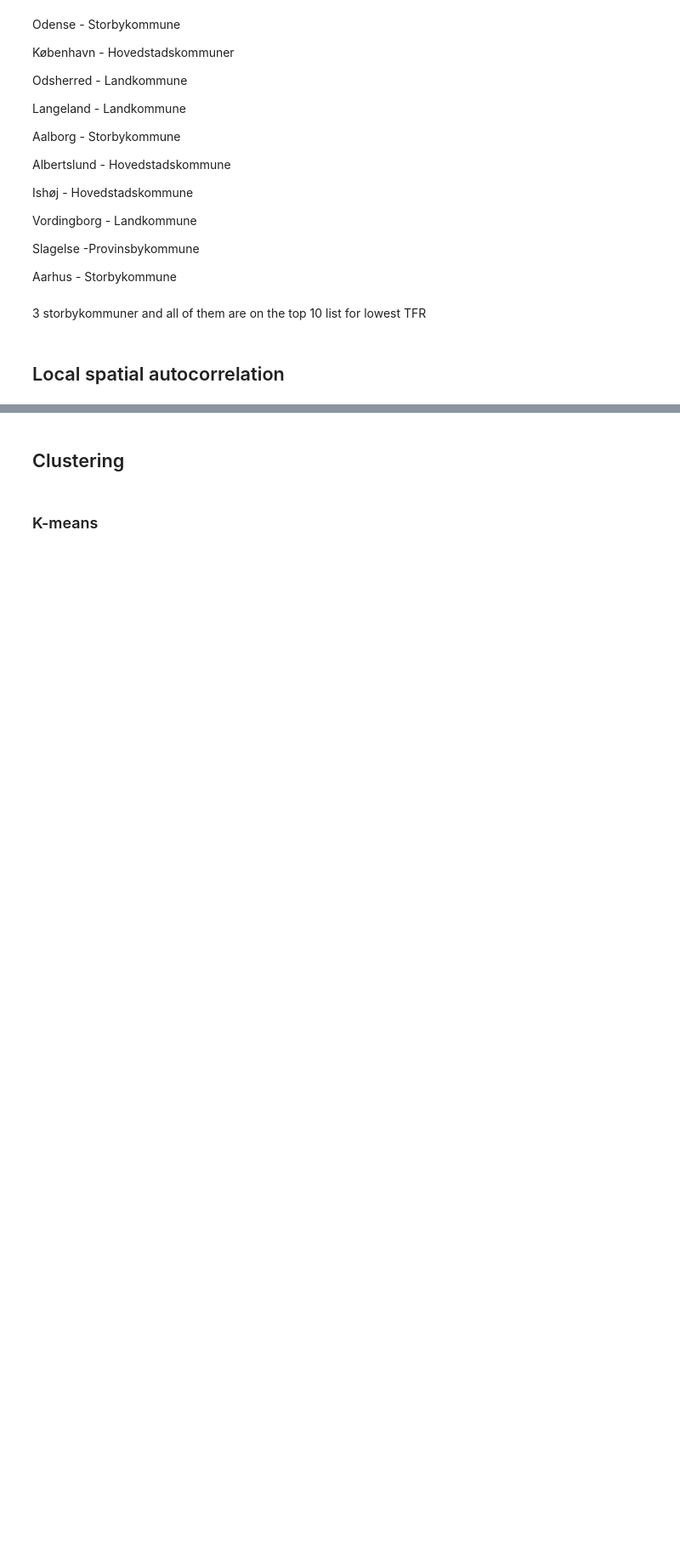
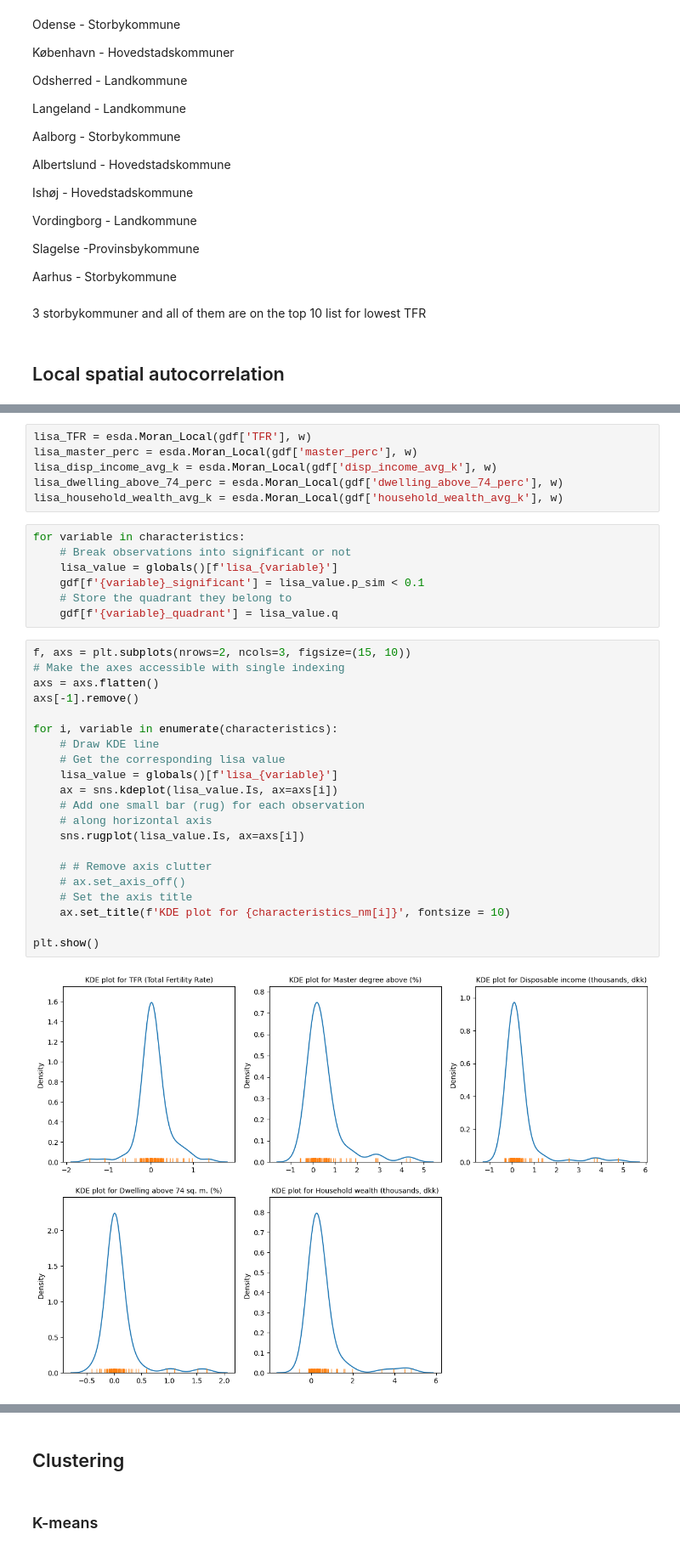
Before and after one commit to agnesutovaite/geospatial, a Jupyter notebook: project_notebook copy.ipynb, the cells around one changed output, grey strips where cells are left out. Shown at 85% size. Cells and saved outputs as stored; diff of their text form; blank space fills up the shorter version.

```diff
--- a/project_notebook copy.ipynb
+++ b/project_notebook copy.ipynb
@@ -942,0 +963,36 @@ Aarhus - Storbykommune
+# %%
+lisa_TFR = esda.Moran_Local(gdf['TFR'], w)
+lisa_master_perc = esda.Moran_Local(gdf['master_perc'], w)
+lisa_disp_income_avg_k = esda.Moran_Local(gdf['disp_income_avg_k'], w)
+lisa_dwelling_above_74_perc = esda.Moran_Local(gdf['dwelling_above_74_perc'], w)
+lisa_household_wealth_avg_k = esda.Moran_Local(gdf['household_wealth_avg_k'], w)
+# %%
+for variable in characteristics:
+    # Break observations into significant or not
+    lisa_value = globals()[f'lisa_{variable}']
+    gdf[f'{variable}_significant'] = lisa_value.p_sim < 0.1
+    # Store the quadrant they belong to
+    gdf[f'{variable}_quadrant'] = lisa_value.q
+# %%
+f, axs = plt.subplots(nrows=2, ncols=3, figsize=(15, 10))
+# Make the axes accessible with single indexing
+axs = axs.flatten()
+axs[-1].remove()
+
+for i, variable in enumerate(characteristics):
+    # Draw KDE line
+    # Get the corresponding lisa value
+    lisa_value = globals()[f'lisa_{variable}']
+    ax = sns.kdeplot(lisa_value.Is, ax=axs[i])
+    # Add one small bar (rug) for each observation
+    # along horizontal axis
+    sns.rugplot(lisa_value.Is, ax=axs[i])
+
+    # # Remove axis clutter
+    # ax.set_axis_off()
+    # Set the axis title
+    ax.set_title(f'KDE plot for {characteristics_nm[i]}', fontsize = 10)
+
+plt.show()
+# %% [output]
+[figure, added]
```
Also changed, not shown: parts of 10 cells of this notebook, 1 other file.
